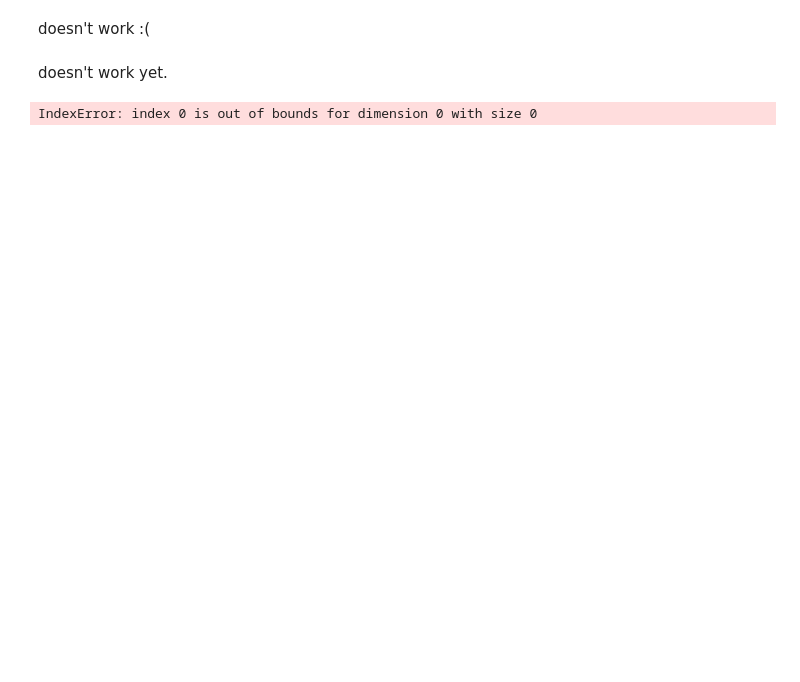
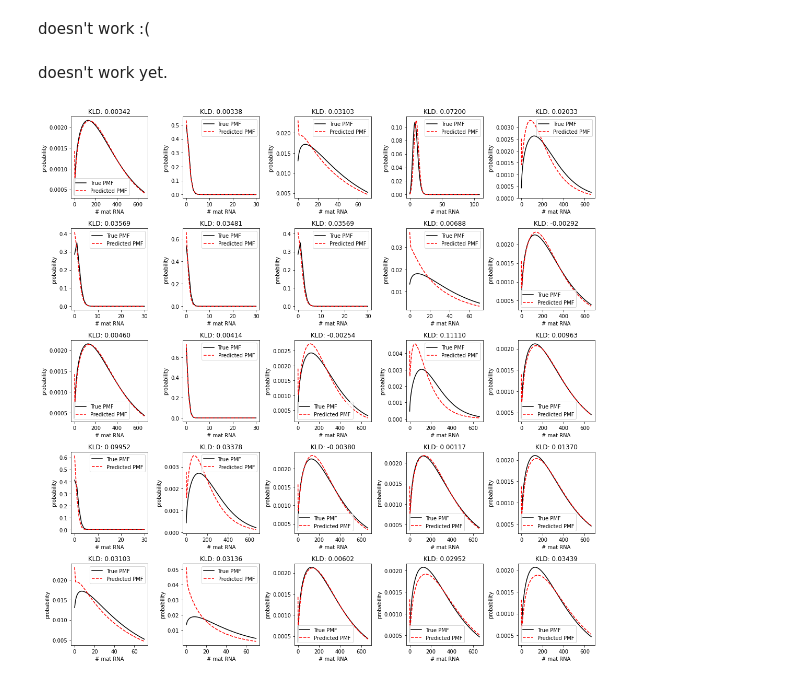
Before and after one commit to mtcarilli/CME_approximations, a Jupyter notebook: Conditional/Train_Conditional.ipynb, the cells around one changed output. Cells and saved outputs as stored; diff of their text form; code cells hidden in the pictures; blank space fills up the shorter version.

Commit message:
nan error should be fixed

```diff
--- a/Conditional/Train_Conditional.ipynb
+++ b/Conditional/Train_Conditional.ipynb
@@ -340,7 +305,7 @@ doesn't work :(
 # %% [markdown]
 doesn't work yet.
 # %%
-ttc.plot_PMF_grid(test_list[:25],npdf,5,5,model,get_ypred_at_RT,kld=True)
+ttc.plot_PMF_grid(test_list[:500],npdf,5,5,model,get_ypred_at_RT,kld=True)
 # %% [output]
-IndexError: index 0 is out of bounds for dimension 0 with size 0
+[figure, added]
 # %%
```
Also changed, not shown: parts of 23 cells of this notebook, 3 other files.
